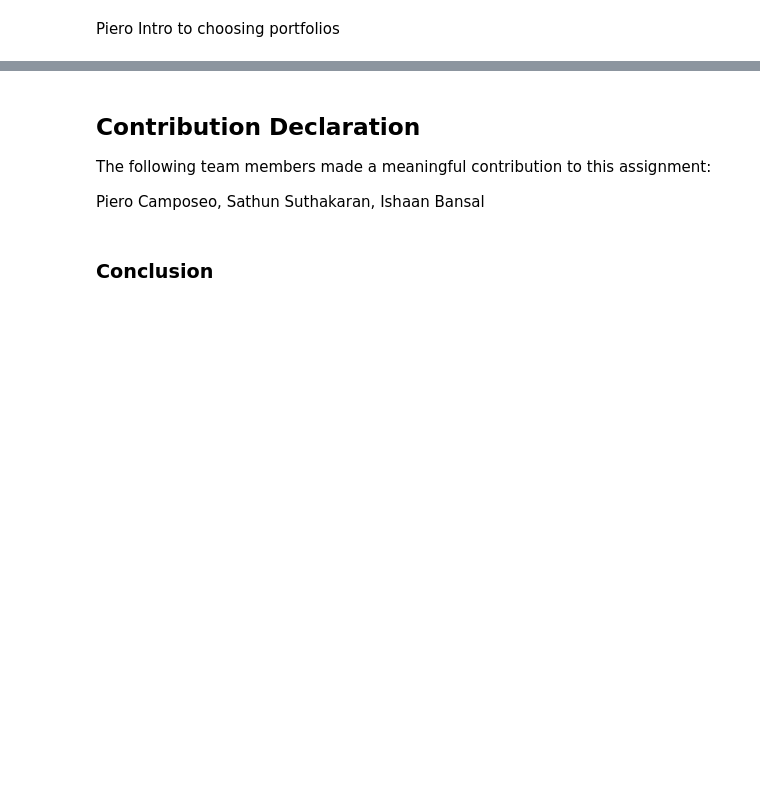
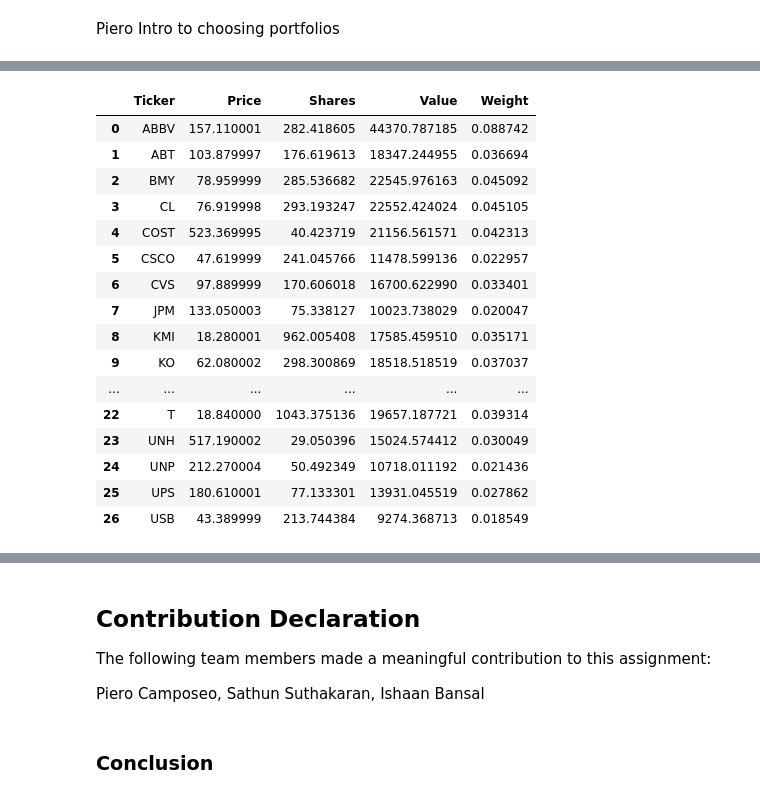
Before and after one commit to Pcamposeo/Robo-Advisor, a Jupyter notebook: Team_05_Assignment.ipynb, the cells around one changed output, grey strips where cells are left out. Cells and saved outputs as stored; diff of their text form; code cells hidden in the pictures; blank space fills up the shorter version.

```diff
--- a/Team_05_Assignment.ipynb
+++ b/Team_05_Assignment.ipynb
@@ -487,0 +450,68 @@ IndentationError: unexpected indent (106702698.py, line 7)
+# %%
+#If everything don't add up, allocate rest of capital to lowest volatility stock (first on that one dataframe)
+capital = 500000
+num_hypothetical_portfolios = 10001
+numdays = 5 #For expected return - change to 1 to have one day expected return
+
+#####NEEDS TO BE CHANGED TO NOVEMBER 25TH!!!!! BEFORE SUBMISSION#######
+price_date = '2022-11-21'
+#####NEEDS TO BE CHANGED TO NOVEMBER 25TH!!!!! BEFORE SUBMISSION#######
+
+queueW = Queue()
+
+def best_weights(market_returns_list, ticker_list, beta_list, num_ports):
+   lowest_weight = (100 / (2 * (len(ticker_list)))) / 100
+   highest_weight = 25 / 100
+
+   best_weights = []
+   best_capm_score = 10000 #Initialize to high number so that first portfolio will replace it ()
+   capm_scores = []
+
+   rm = np.mean(market_returns_list)
+
+   for i in range (0, num_ports):
+      weights = weight_generation(lowest_weight, highest_weight, len(ticker_list))
+
+      capm_score = rm * (np.dot(weights, beta_list)) #This is equivalent to the summation notation form
+      capm_scores.append(capm_score)
+
+      if abs(capm_score) < best_capm_score:
+         best_capm_score = capm_score
+         best_weights = weights
+
+   queueW.put(best_capm_score)
+   queueW.put(capm_scores)
+
+   return(best_weights)
+
+#Requires: index of weights match up with index of columns (i.e column xi has weight xi)
+def create_weighted_portfolio(weights, price_df, capital, price_date):
+   shares = []
+   value = []
+
+   prices = get_prices(price_df.columns, price_date)
+
+   for i in range (0, len(weights)):
+      shares.append((capital * weights[i]) / prices[i])
+      value.append(prices[i] * shares[i])
+
+   portfolio_final_dict = {'Ticker': price_df.columns,
+                        'Price': prices,
+                        'Shares': shares,
+                        'Value': value,
+                        'Weight': weights}
+
+   portfolio = pd.DataFrame(portfolio_final_dict)
+
+   return(portfolio)
+
+market_returns_list = get_returns_from_close_df(get_closing_df(['^NYA'], start, end))['^NYA'].values.tolist()
+del market_returns_list[0]
+
+optimal_weighting = best_weights(market_returns_list, ticklist_final, beta_list, num_hypothetical_portfolios)
+best_capm_score = queueW.get()
+capm_scores = queueW.get()
+port_expected_return = best_capm_score * 100 * numdays
+
+create_weighted_portfolio(optimal_weighting, tickersPrice_final, capital, price_date)
+# %% [output]
@@ -487,0 +519,17 @@ IndentationError: unexpected indent (106702698.py, line 7)
+|  | Ticker | Price | Shares | Value | Weight |
+| 0 | ABBV | 157.110001 | 282.418605 | 44370.787185 | 0.088742 |
+| 1 | ABT | 103.879997 | 176.619613 | 18347.244955 | 0.036694 |
+| 2 | BMY | 78.959999 | 285.536682 | 22545.976163 | 0.045092 |
+| 3 | CL | 76.919998 | 293.193247 | 22552.424024 | 0.045105 |
+| 4 | COST | 523.369995 | 40.423719 | 21156.561571 | 0.042313 |
+| 5 | CSCO | 47.619999 | 241.045766 | 11478.599136 | 0.022957 |
+| 6 | CVS | 97.889999 | 170.606018 | 16700.622990 | 0.033401 |
+| 7 | JPM | 133.050003 | 75.338127 | 10023.738029 | 0.020047 |
+| 8 | KMI | 18.280001 | 962.005408 | 17585.459510 | 0.035171 |
+| 9 | KO | 62.080002 | 298.300869 | 18518.518519 | 0.037037 |
+| ... | ... | ... | ... | ... | ... |
+| 22 | T | 18.840000 | 1043.375136 | 19657.187721 | 0.039314 |
+| 23 | UNH | 517.190002 | 29.050396 | 15024.574412 | 0.030049 |
+| 24 | UNP | 212.270004 | 50.492349 | 10718.011192 | 0.021436 |
+| 25 | UPS | 180.610001 | 77.133301 | 13931.045519 | 0.027862 |
+| 26 | USB | 43.389999 | 213.744384 | 9274.368713 | 0.018549 |
```
Also changed, not shown: parts of 11 cells of this notebook.
